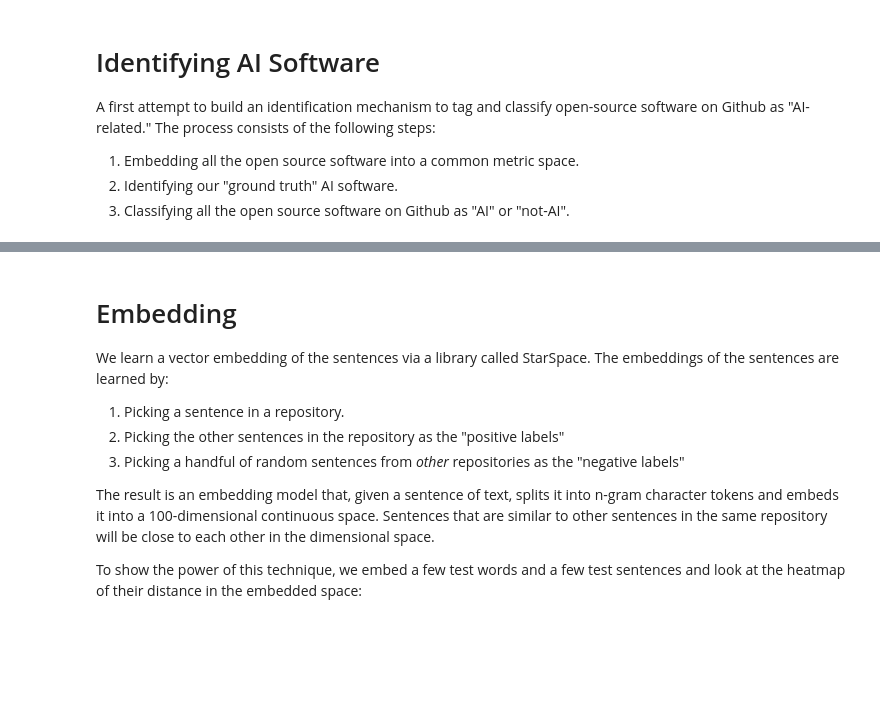
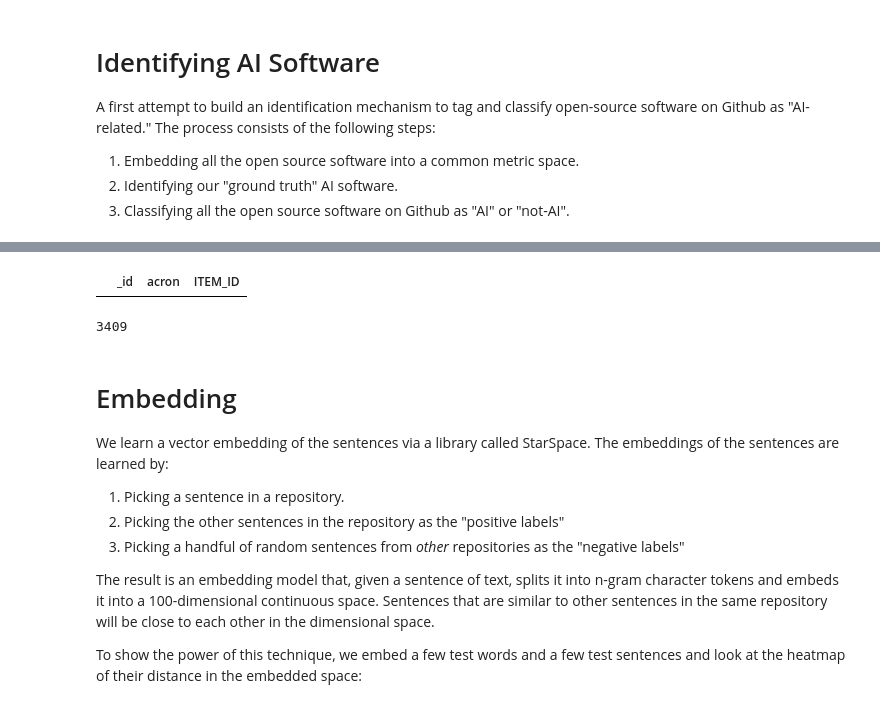
Before and after one commit to nandanrao/embed-software, a Jupyter notebook: test-sentence-embeddings.ipynb, the cells around one changed output, grey strips where cells are left out. Cells and saved outputs as stored; diff of their text form; code cells hidden in the pictures; blank space fills up the shorter version.

Commit message:
front-end filtering of conferences

```diff
--- a/test-sentence-embeddings.ipynb
+++ b/test-sentence-embeddings.ipynb
@@ -34,3 +31,37 @@ The autoreload extension is already loaded. To reload it, use:
+# %%
+CONFS = ['RSCTC', 'FSR', 'RANLP', 'EKAW', 'DNA', 'DAARC', 'AMTA', 'ICCBR']
+
+df = pd.read_csv('conferences/core_dblp_sco_oecd.csv', usecols=['acron', 'title', 'ITEM_ID'])
+df['title'] = df.title.str.lower().str.replace('\.$', '')
+df = df.set_index('title')
+
+# filter by acron in =
+
+
+
+def read_gh_results(path):
+    with open(path, 'r') as f:
+        return [json.loads(l) for l in f.read_lines()]
+
+
+def filter_results(results):
+    [r for r in results if lookup.get(r['_id'])]
+
+
+# read data from gs:// database dump
+gh_results = pd.DataFrame(columns = ['_id'])
+
+# merge with data from database
+gh_results.merge(df, how='inner', left_on='_id', right_on='title')
+# %% [output]
+|  | _id | acron | ITEM_ID |
+# %%
+d = df[df.acron.isin(CONFS)]
+lookup = d.to_dict(orient='id')
+
+len(lookup.keys())
+# %% [output]
+3409
 # %% [markdown]
 # Embedding
 
```
Also changed, not shown: parts of 3 cells of this notebook, 3 other files.
